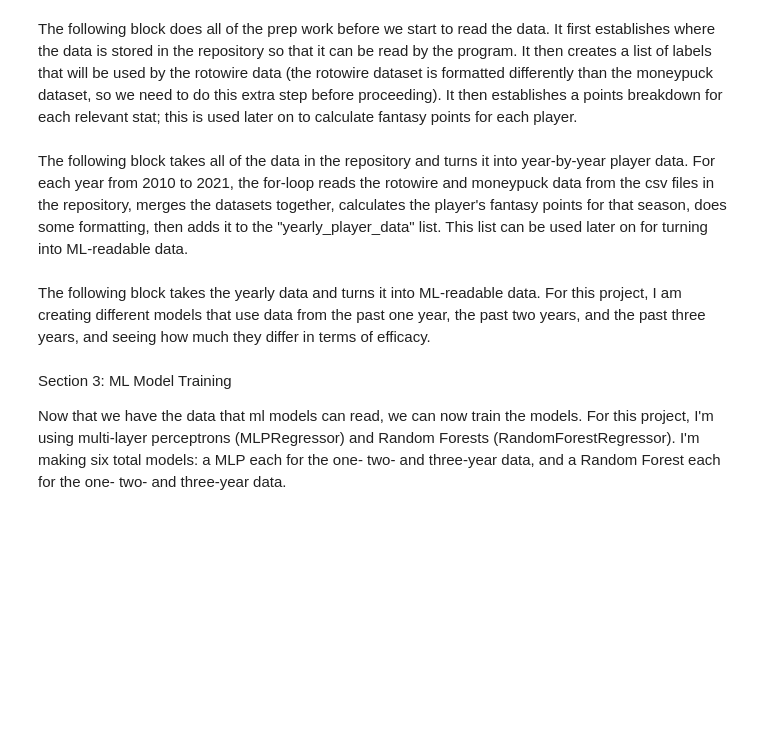
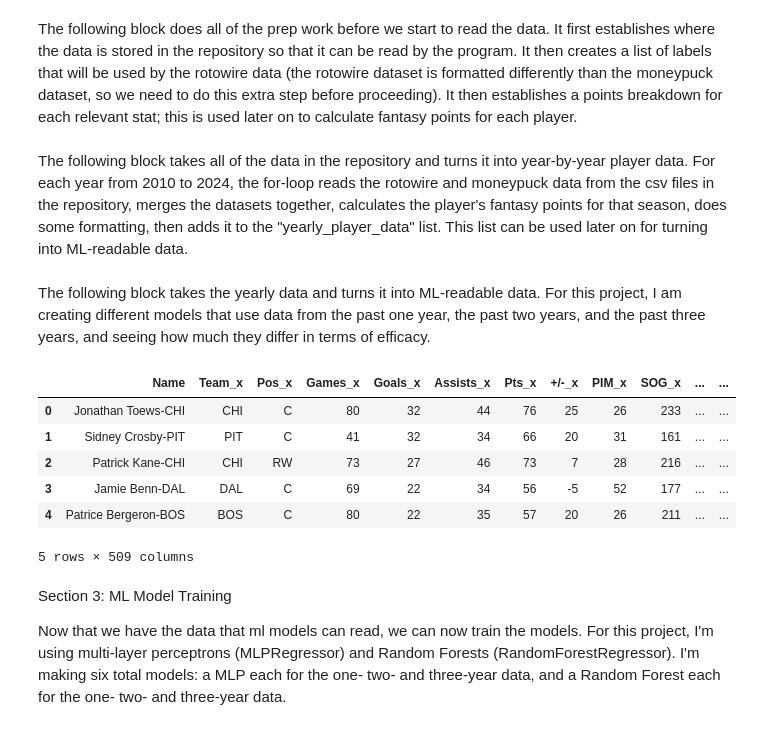
Before and after one commit to chrisberry888/FantasyHockeyAnalyzer, a Jupyter notebook: Fantasy Hockey Analyzer Notebook.ipynb, the cells around one changed output. Saved outputs shown, nothing was run; the diff lists cells and outputs as text; code cells hidden in the pictures; blank space fills up the shorter version.

```diff
--- a/Fantasy Hockey Analyzer Notebook.ipynb
+++ b/Fantasy Hockey Analyzer Notebook.ipynb
@@ -48,5 +48,5 @@ rw_labels = ["name", "Team", "Pos", "Games", "Goals", "Assists", "Pts", "+/-", "
 #This is the breakdown of how many fantasy points a player gets for each category
 points_dict = {"Goals":5, "Assists":3, "+/-":1.5, "PIM":-0.25, "PP_Goals":4, "PP_Assists":2, "SH_Goals":6, "SH_Assists":4, "Faceoffs_Won":0.25, "Faceoffs_Lost":-0.15, "Hits":0.5, "Blocked_Shots":0.75 }
 # %% [markdown]
-The following block takes all of the data in the repository and turns it into year-by-year player data. For each year from 2010 to 2021, the for-loop reads the rotowire and moneypuck data from the csv files in the repository, merges the datasets together, calculates the player's fantasy points for that season, does some formatting, then adds it to the "yearly_player_data" list. This list can be used later on for turning into ML-readable data.
+The following block takes all of the data in the repository and turns it into year-by-year player data. For each year from 2010 to 2024, the for-loop reads the rotowire and moneypuck data from the csv files in the repository, merges the datasets together, calculates the player's fantasy points for that season, does some formatting, then adds it to the "yearly_player_data" list. This list can be used later on for turning into ML-readable data.
 # %%
@@ -120,3 +122,13 @@ for i in range(2013, 2023):
     points_df = yearly_player_data[i-2010]
     temp = mx.merge_dataframes(arr, points_df)
     ml_data_three_year = pd.concat([ml_data_three_year, temp], ignore_index=True)
+# %%
+display(ml_data_three_year.head())
+# %% [output]
+|  | Name | Team_x | Pos_x | Games_x | Goals_x | Assists_x | Pts_x | +/-_x | PIM_x | SOG_x | ... | ... |
+| 0 | Jonathan Toews-CHI | CHI | C | 80 | 32 | 44 | 76 | 25 | 26 | 233 | ... | ... |
+| 1 | Sidney Crosby-PIT | PIT | C | 41 | 32 | 34 | 66 | 20 | 31 | 161 | ... | ... |
+| 2 | Patrick Kane-CHI | CHI | RW | 73 | 27 | 46 | 73 | 7 | 28 | 216 | ... | ... |
+| 3 | Jamie Benn-DAL | DAL | C | 69 | 22 | 34 | 56 | -5 | 52 | 177 | ... | ... |
+| 4 | Patrice Bergeron-BOS | BOS | C | 80 | 22 | 35 | 57 | 20 | 26 | 211 | ... | ... |
+5 rows × 509 columns
```
Also changed, not shown: parts of 15 cells of this notebook.
